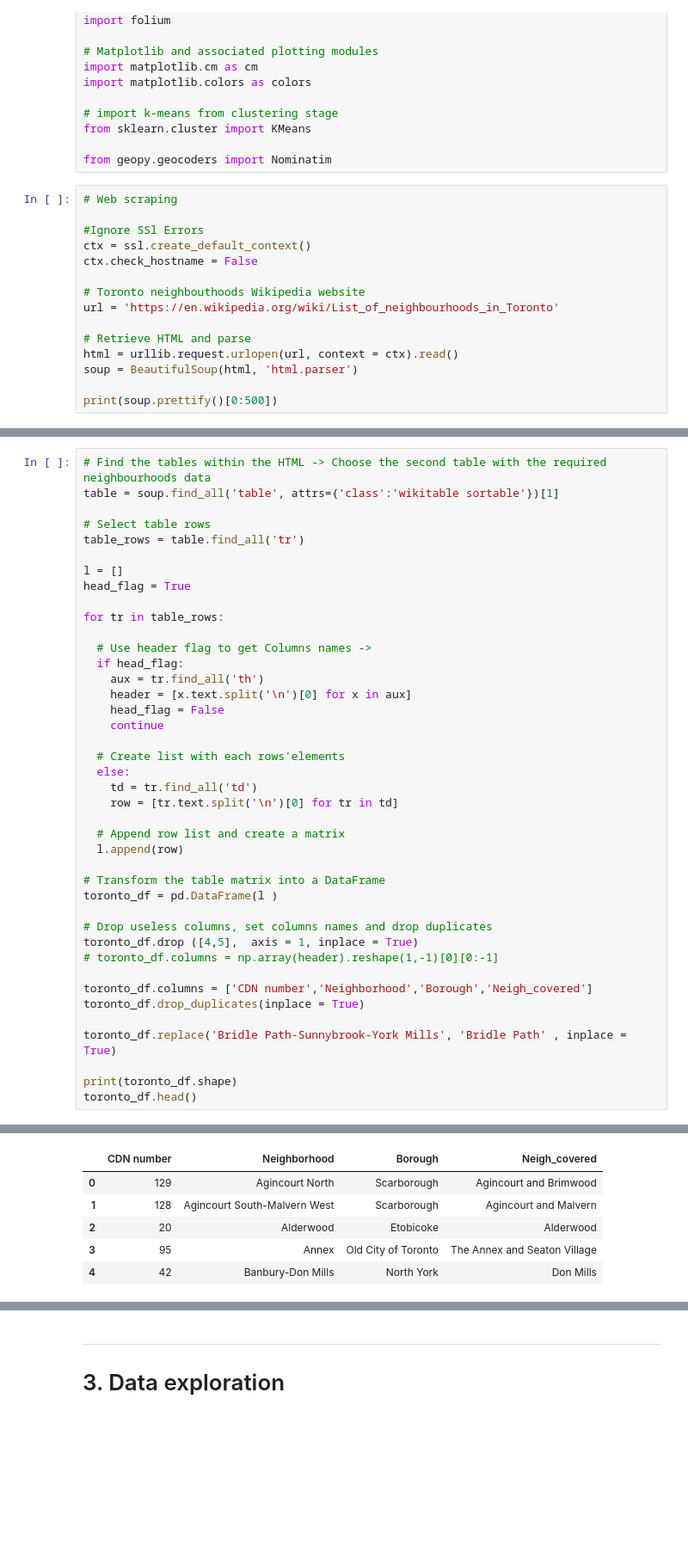
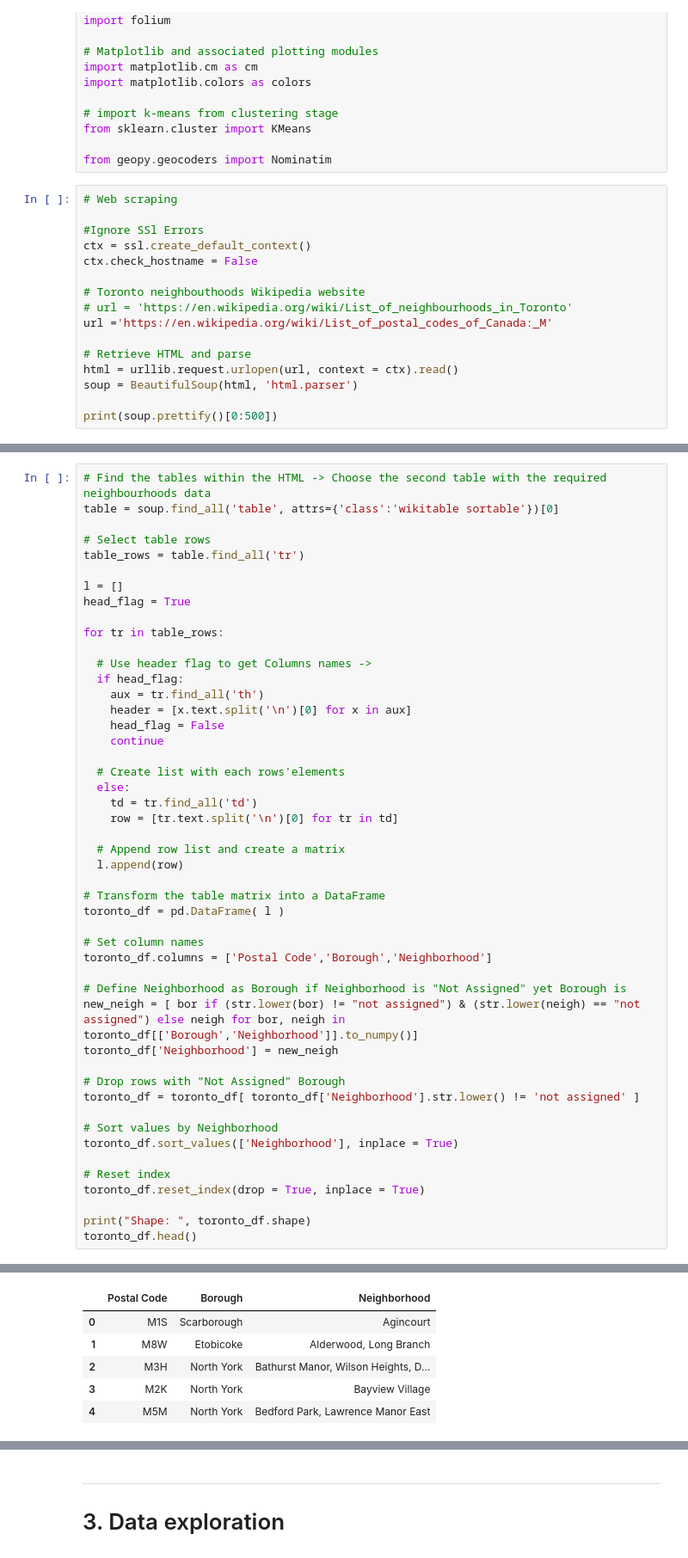
Before and after one commit to franperetti/Coursera_Capstone, a Jupyter notebook: Segmenting and Clustering Neighborhoods in Toronto.ipynb, the cells around one changed output, grey strips where cells are left out. Shown at 86% size. Saved outputs shown, nothing was run; the diff lists cells and outputs as text; blank space fills up the shorter version.

Commit message:
Updated Wikipedia link and data wrangling

```diff
--- a/Segmenting and Clustering Neighborhoods in Toronto.ipynb
+++ b/Segmenting and Clustering Neighborhoods in Toronto.ipynb
@@ -52,7 +67,8 @@ ctx = ssl.create_default_context()
 ctx.check_hostname = False
 
 # Toronto neighbouthoods Wikipedia website
-url = 'https://en.wikipedia.org/wiki/List_of_neighbourhoods_in_Toronto'
+# url = 'https://en.wikipedia.org/wiki/List_of_neighbourhoods_in_Toronto'
+url ='https://en.wikipedia.org/wiki/List_of_postal_codes_of_Canada:_M'
 
 # Retrieve HTML and parse
 html = urllib.request.urlopen(url, context = ctx).read()
@@ -71,7 +87,7 @@ print(soup.prettify()[0:500])
    document.documentElement.className="client-js";RLCONF={"wgBreakFrames":!1,"wgSeparatorTransformTable":["",""],"wgDigitTransformTable":["",""],"wgDefaultDateFormat":"dmy","wgMonthNames":["","January ...
 # %%
 # Find the tables within the HTML -> Choose the second table with the required neighbourhoods data
-table = soup.find_all('table', attrs={'class':'wikitable sortable'})[1]
+table = soup.find_all('table', attrs={'class':'wikitable sortable'})[0]
 
 # Select table rows
 table_rows = table.find_all('tr')
@@ -97,17 +113,24 @@ for tr in table_rows:
   l.append(row)
 
 # Transform the table matrix into a DataFrame
-toronto_df = pd.DataFrame(l )
+toronto_df = pd.DataFrame( l )
 
-# Drop useless columns, set columns names and drop duplicates
-toronto_df.drop ([4,5],  axis = 1, inplace = True)
-# toronto_df.columns = np.array(header).reshape(1,-1)[0][0:-1]
+# Set column names
+toronto_df.columns = ['Postal Code','Borough','Neighborhood']
 
-toronto_df.columns = ['CDN number','Neighborhood','Borough','Neigh_covered']
-toronto_df.drop_duplicates(inplace = True)
+# Define Neighborhood as Borough if Neighborhood is "Not Assigned" yet Borough is
+new_neigh = [ bor if (str.lower(bor) != "not assigned") & (str.lower(neigh) == "not assigned") else neigh for bor, neigh in toronto_df[['Borough','Neighborhood']].to_numpy()]
+toronto_df['Neighborhood'] = new_neigh
 
-toronto_df.replace('Bridle Path-Sunnybrook-York Mills', 'Bridle Path' , inplace = True)
+# Drop rows with "Not Assigned" Borough
+toronto_df = toronto_df[ toronto_df['Neighborhood'].str.lower() != 'not assigned' ]
 
-print(toronto_df.shape)
+# Sort values by Neighborhood
+toronto_df.sort_values(['Neighborhood'], inplace = True)
+
+# Reset index
+toronto_df.reset_index(drop = True, inplace = True)
+
+print("Shape: ", toronto_df.shape)
 toronto_df.head()
 # %% [output]
@@ -115,9 +138,9 @@ toronto_df.head()
-|  | CDN number | Neighborhood | Borough | Neigh_covered |
-| 0 | 129 | Agincourt North | Scarborough | Agincourt and Brimwood |
-| 1 | 128 | Agincourt South-Malvern West | Scarborough | Agincourt and Malvern |
-| 2 | 20 | Alderwood | Etobicoke | Alderwood |
-| 3 | 95 | Annex | Old City of Toronto | The Annex and Seaton Village |
-| 4 | 42 | Banbury-Don Mills | North York | Don Mills |
+|  | Postal Code | Borough | Neighborhood |
+| 0 | M1S | Scarborough | Agincourt |
+| 1 | M8W | Etobicoke | Alderwood, Long Branch |
+| 2 | M3H | North York | Bathurst Manor, Wilson Heights, D... |
+| 3 | M2K | North York | Bayview Village |
+| 4 | M5M | North York | Bedford Park, Lawrence Manor East |
 # %% [markdown]
 ---
 # 2. Data wrangle
```
Also changed, not shown: parts of 29 cells of this notebook.
